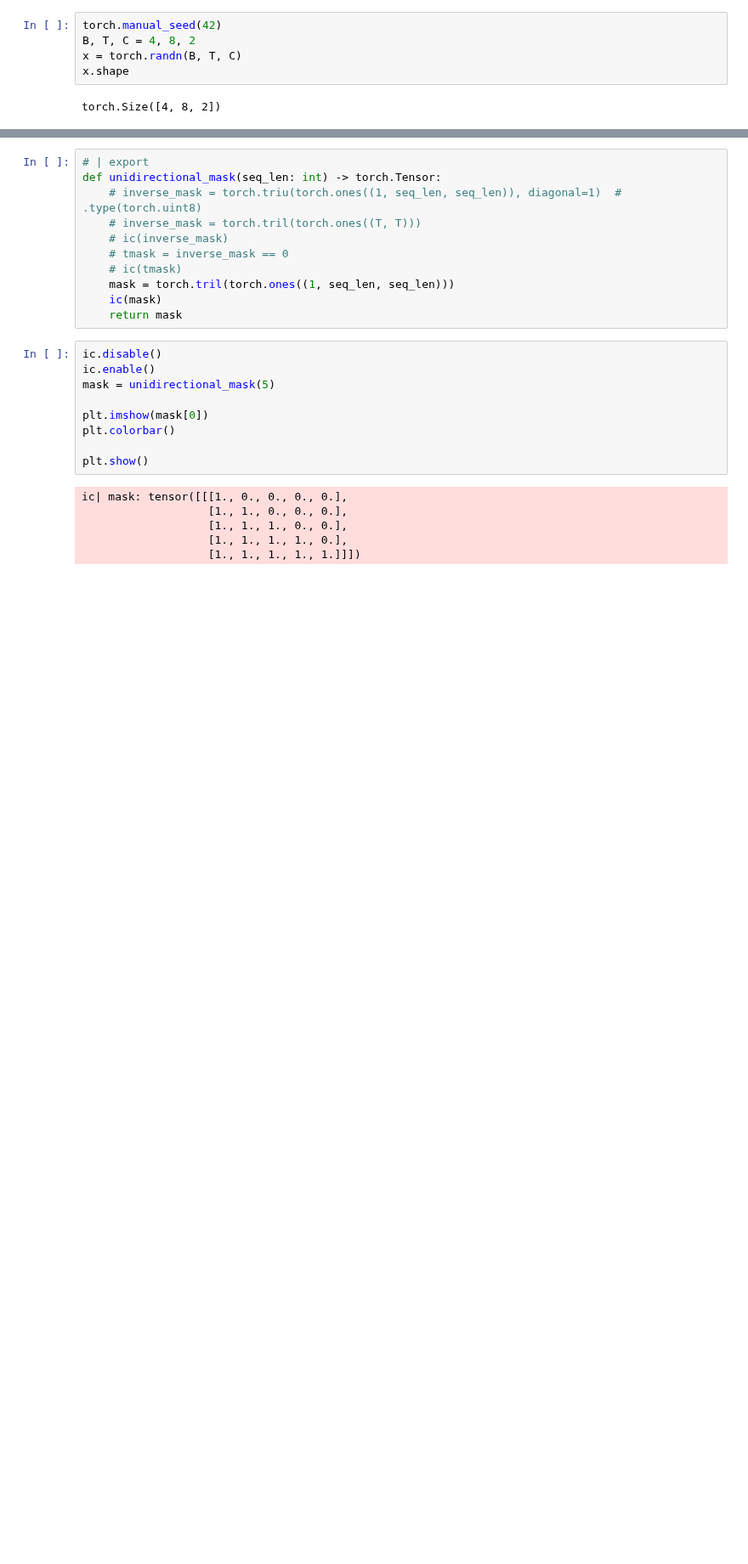
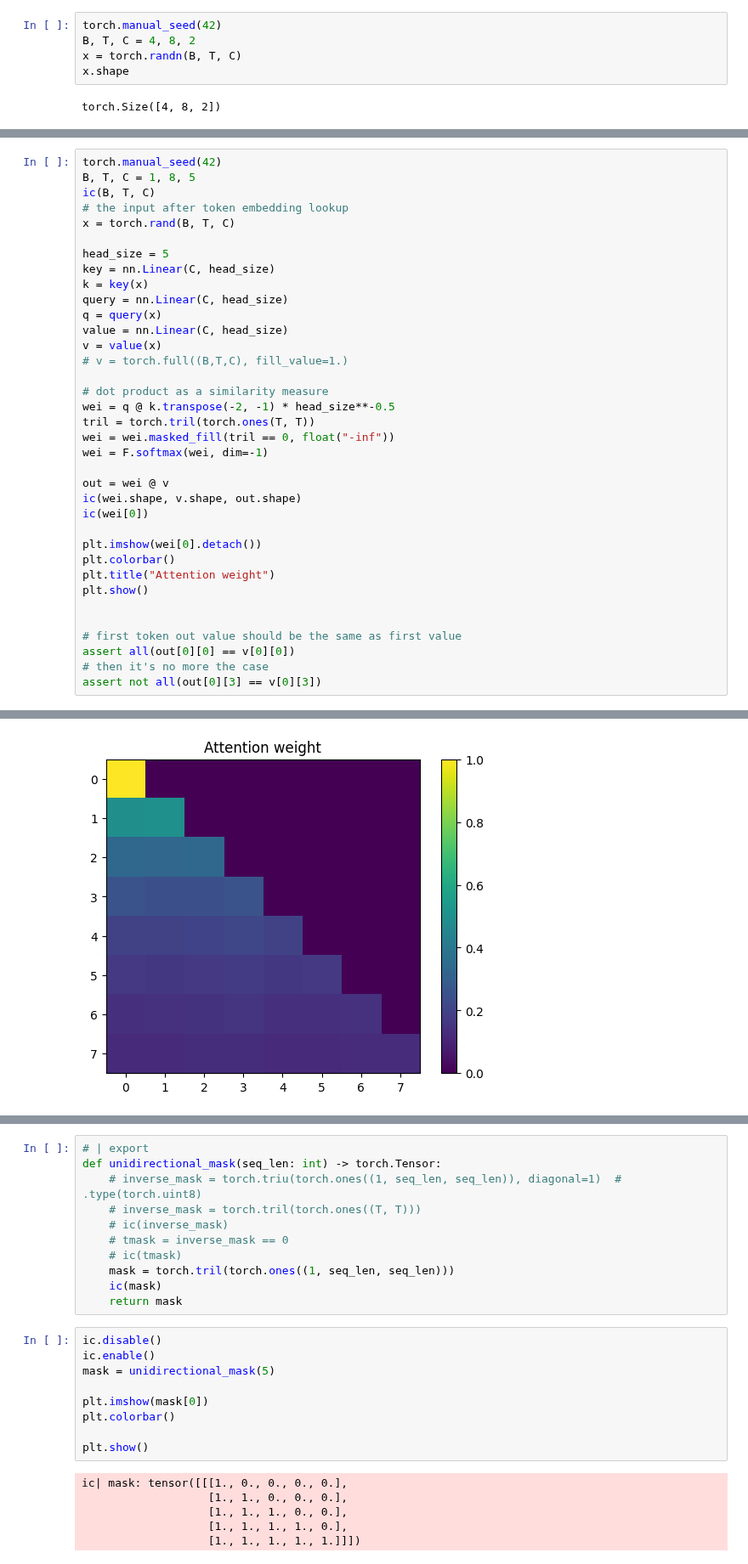
Before and after one commit to jean-kunz/transformer_implementations, a Jupyter notebook: notebooks/attention.ipynb, the cells around one changed output, grey strips where cells are left out. Shown at 85% size. Saved outputs shown, nothing was run; the diff lists cells and outputs as text; blank space fills up the shorter version.

```diff
--- a/notebooks/attention.ipynb
+++ b/notebooks/attention.ipynb
@@ -107,0 +162,37 @@ weight tensor([[1.0000, 0.0000, 0.0000, 0.0000, 0.0000, 0.0000, 0.0000, 0.0000],
+# %%
+torch.manual_seed(42)
+B, T, C = 1, 8, 5
+ic(B, T, C)
+# the input after token embedding lookup
+x = torch.rand(B, T, C)
+
+head_size = 5
+key = nn.Linear(C, head_size)
+k = key(x)
+query = nn.Linear(C, head_size)
+q = query(x)
+value = nn.Linear(C, head_size)
+v = value(x)
+# v = torch.full((B,T,C), fill_value=1.)
+
+# dot product as a similarity measure
+wei = q @ k.transpose(-2, -1) * head_size**-0.5
+tril = torch.tril(torch.ones(T, T))
+wei = wei.masked_fill(tril == 0, float("-inf"))
+wei = F.softmax(wei, dim=-1)
+
+out = wei @ v
+ic(wei.shape, v.shape, out.shape)
+ic(wei[0])
+
+plt.imshow(wei[0].detach())
+plt.colorbar()
+plt.title("Attention weight")
+plt.show()
+
+
+# first token out value should be the same as first value
+assert all(out[0][0] == v[0][0])
+# then it's no more the case
+assert not all(out[0][3] == v[0][3])
+# %% [output]
@@ -107,0 +212 @@ weight tensor([[1.0000, 0.0000, 0.0000, 0.0000, 0.0000, 0.0000, 0.0000, 0.0000],
+[figure, added]
```
Also changed, not shown: parts of 8 cells of this notebook, 3 other files.
